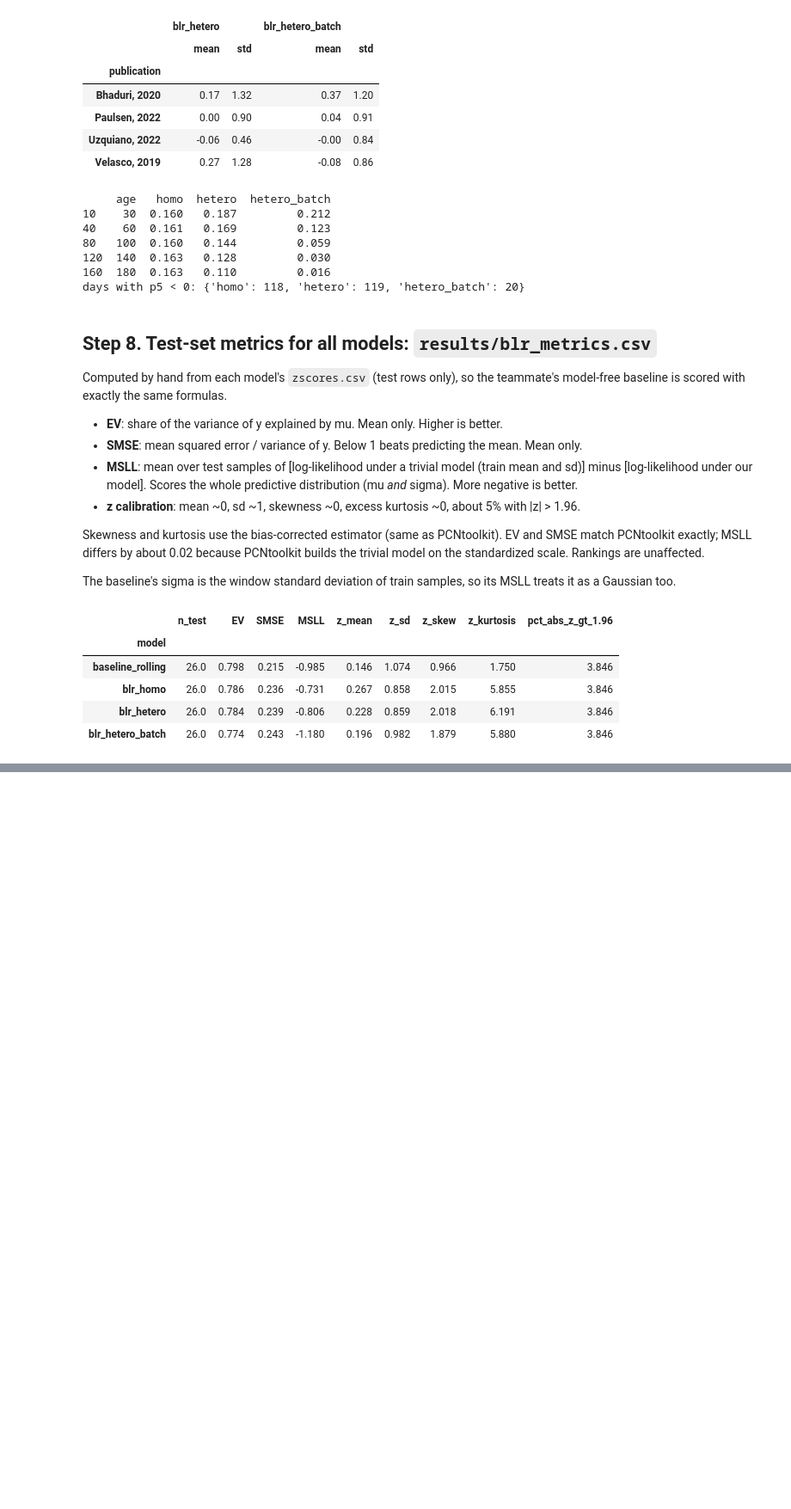
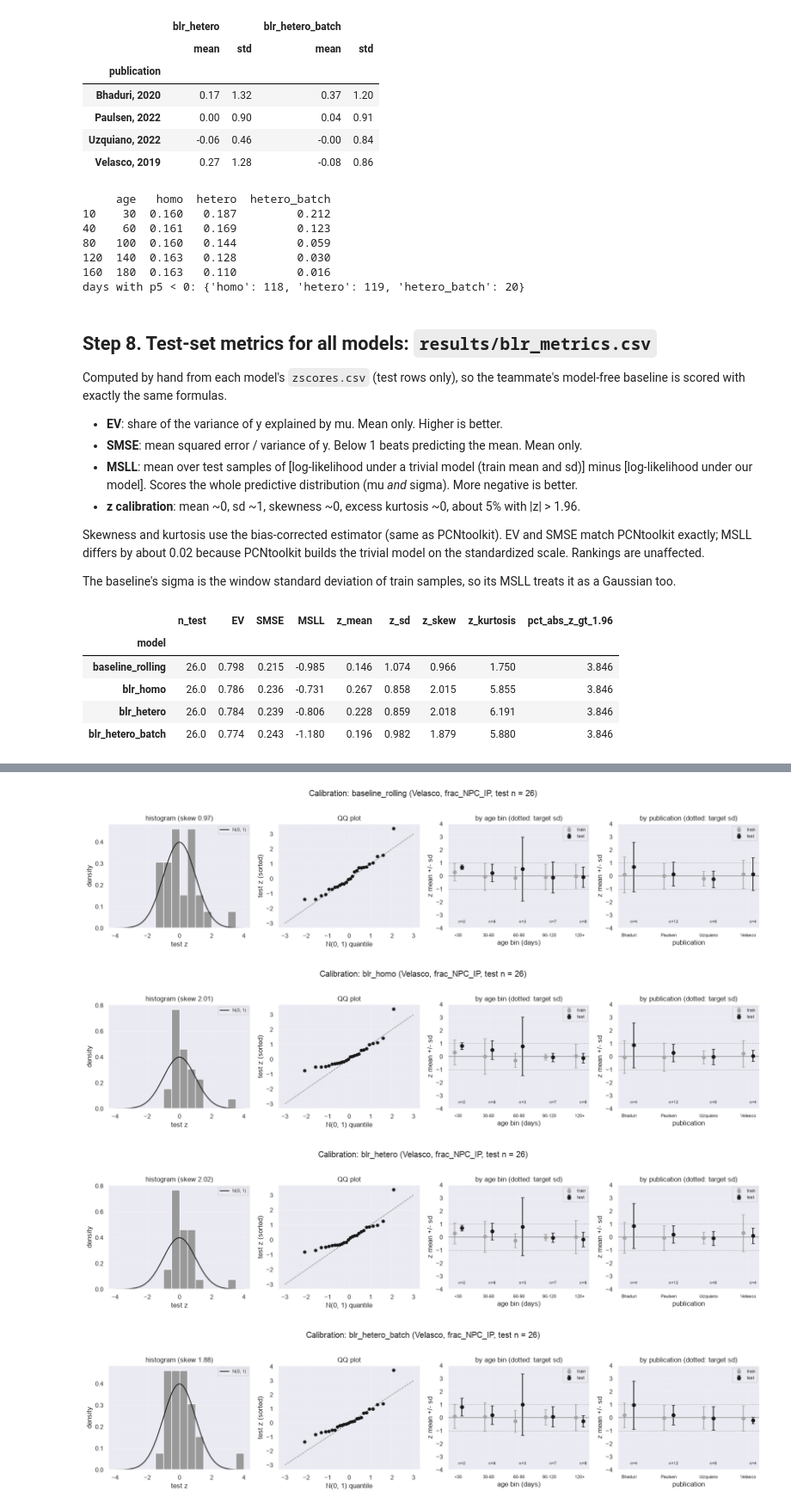
Before and after one commit to Liberty23513/organoid-growth-charts, a Jupyter notebook: notebooks/03_pcntoolkit_blr.ipynb, the cells around one changed output, grey strips where cells are left out. Shown at 86% size. Drawn from its saved outputs; the diff is of its cells as text; code cells hidden in the pictures; blank space fills up the shorter version.

Commit message:
B3: calibration figures (histogram, QQ, z by age bin and publication) for four models
Co-Authored-By: Claude Opus 5.5 <noreply@anthropic.com>

```diff
--- a/notebooks/03_pcntoolkit_blr.ipynb
+++ b/notebooks/03_pcntoolkit_blr.ipynb
@@ -526,0 +538,72 @@ metrics.round(3)
+# %%
+AGE_BINS = [0, 30, 60, 90, 120, 200]
+AGE_LABELS = ["<30", "30-60", "60-90", "90-120", "120+"]
+PUBS = list(PUB_COLORS)
+
+def z_summary(z, by):
+    """Mean, sd and n of z per group, with the split kept separate."""
+    return z.groupby(["split", by], observed=True)["z"].agg(["mean", "std", "count"])
+
+def plot_calibration(model_name):
+    z = pd.read_csv(ROOT / "results" / model_name / "zscores.csv")
+    z["age_bin"] = pd.cut(z["age"], AGE_BINS, labels=AGE_LABELS)
+    te = z[z["split"] == "test"]
+
+    fig, axes = plt.subplots(1, 4, figsize=(17, 4))
+
+    # 1. Histogram.
+    ax = axes[0]
+    ax.hist(te["z"], bins=np.arange(-4, 4.5, 0.5), density=True, color="0.6", edgecolor="white")
+    xs = np.linspace(-4, 4, 200)
+    ax.plot(xs, stats.norm.pdf(xs), color="k", lw=1.5, label="N(0, 1)")
+    ax.set_xlabel("test z")
+    ax.set_ylabel("density")
+    ax.set_title(f"histogram (skew {stats.skew(te['z'], bias=False):.2f})")
+    ax.legend(fontsize=8)
+
+    # 2. QQ plot.
+    ax = axes[1]
+    zs = np.sort(te["z"].values)
+    theo = stats.norm.ppf((np.arange(1, len(zs) + 1) - 0.5) / len(zs))
+    ax.plot([-3, 3], [-3, 3], color="0.5", lw=1, ls="--")
+    ax.scatter(theo, zs, s=25, color="k", zorder=3)
+    ax.set_xlabel("N(0, 1) quantile")
+    ax.set_ylabel("test z (sorted)")
+    ax.set_title("QQ plot")
+
+    # 3. By age bin, 4. by publication: mean +/- sd, test in black, train in grey.
+    for ax, by, levels in [(axes[2], "age_bin", AGE_LABELS), (axes[3], "publication", PUBS)]:
+        s = z_summary(z, by)
+        x = np.arange(len(levels))
+        for split, color, dx in [("train", "0.65", -0.12), ("test", "k", 0.12)]:
+            g = s.loc[split].reindex(levels)
+            ax.errorbar(x + dx, g["mean"], yerr=g["std"], fmt="o", color=color, capsize=3, label=split)
+            for xi, n in zip(x, g["count"]):
+                if split == "test" and not np.isnan(n):
+                    ax.text(xi + dx, -3.6, f"n={int(n)}", ha="center", fontsize=7)
+        ax.axhline(0, color="0.5", lw=1)
+        for h in (-1, 1):
+            ax.axhline(h, color="0.5", lw=0.8, ls=":")
+        ax.set_xticks(x)
+        ax.set_xticklabels([l.split(",")[0] if by == "publication" else l for l in levels], fontsize=8)
+        ax.set_ylim(-4, 4)
+        ax.set_ylabel("z mean +/- sd")
+        ax.set_title(f"by {by.replace('_', ' ')} (dotted: target sd)")
+        ax.legend(fontsize=8, loc="upper right")
+    axes[2].set_xlabel("age bin (days)")
+    axes[3].set_xlabel("publication")
+
+    for ax in axes:
+        ax.grid(alpha=0.3)
+    fig.suptitle(f"Calibration: {model_name} (Velasco, frac_NPC_IP, test n = {len(te)})", y=1.02)
+    plt.tight_layout()
+    plt.savefig(FIG / f"calibration_{model_name}.png", dpi=150, bbox_inches="tight")
+    plt.show()
+
+for m in MODELS:
+    plot_calibration(m)
+# %% [output]
+[figure, added]
+[figure, added]
+[figure, added]
+[figure, added]
```
Also changed, not shown: parts of 2 cells of this notebook, 4 other files.
